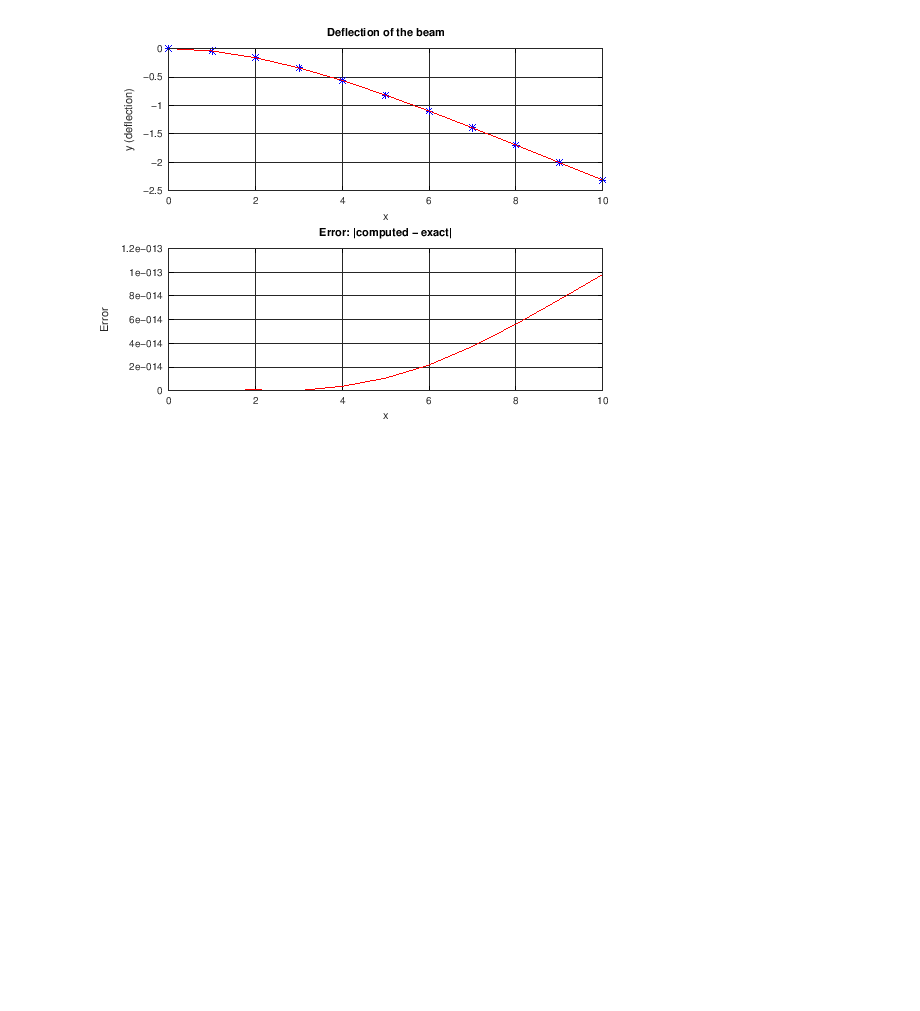
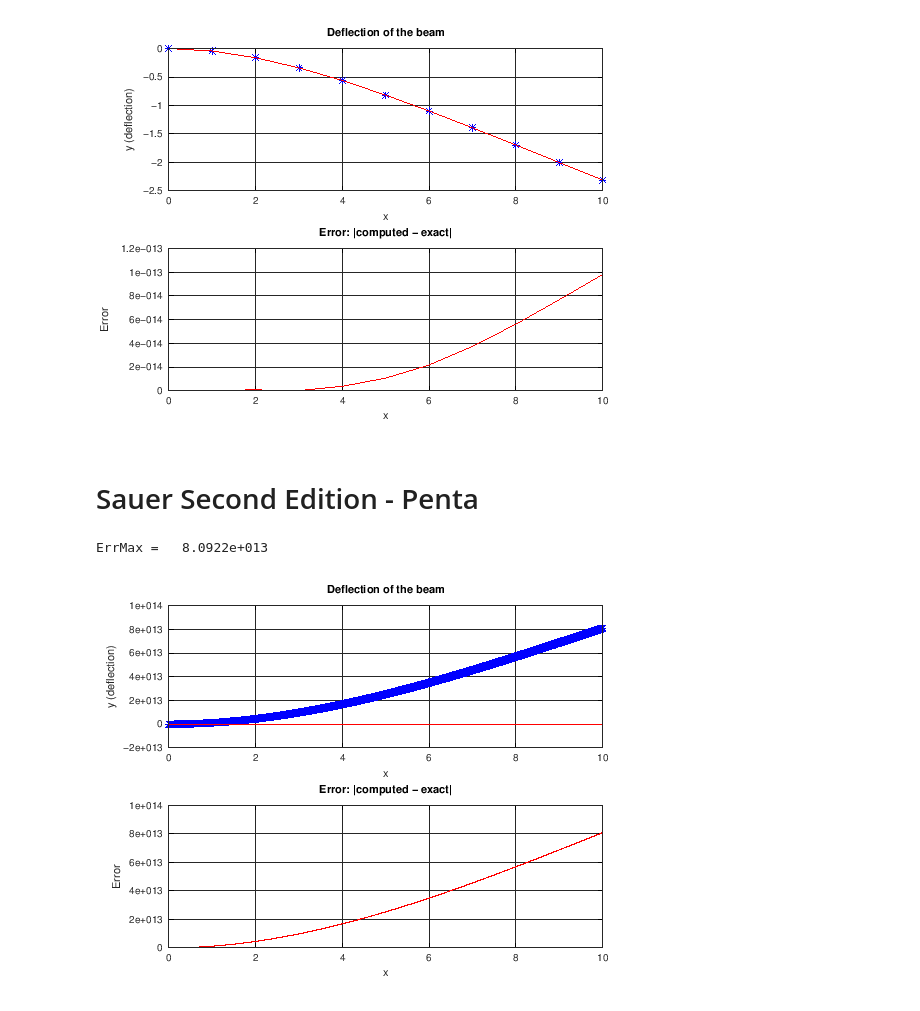
Before and after one commit to branberry/URGOResearch, a Jupyter notebook: updatednotebooks/LeftFixedRightFree/LeftFixedRightFreeGraphs.ipynb, the cells around one changed output. Saved outputs shown, nothing was run; the diff lists cells and outputs as text; code cells hidden in the pictures; blank space fills up the shorter version.

Commit message:
added sauer second edition penta

```diff
--- a/updatednotebooks/LeftFixedRightFree/LeftFixedRightFreeGraphs.ipynb
+++ b/updatednotebooks/LeftFixedRightFree/LeftFixedRightFreeGraphs.ipynb
@@ -391,3 +393,56 @@ xlabel('x'); ylabel('Error');
 grid on;
 # %% [output]
 [figure]
+# %% [markdown]
+# Sauer Second Edition  - Penta
+# %%
+n = 6000; % number of subintervals on [h, L]
+h = L/(n+1); % discretization spacing
+N = n+1; % number of unknowns to be solved for
+
+format short e
+% Define the RHS of the system
+f = -h^4/(E*I) * w * ones(N, 1);
+f(1) = f(1) + (1/4) * f(2);
+f(N) = f(N) + (12/16)*(N-1);
+% Define the matrix of the system. Notation: d0 is the main diagonal;
+% dpn is "main diagonal + n" (superdiagonal n); dmn is "main diagonal - n" (subdiagonal n)
+d0 = 6*ones(1, N);
+dp1 = dm1 = -4*ones(1, N-1);
+dp2 = dm2 = ones(1, N-2);
+% Fixed left end
+d0(1) = 15;
+dp(1) = (15/2);
+dp2(1) = (5/3);
+dm1(1) = -4;
+dm2(1) = 1;
+% Free right end
+d0(N) = 3; d0(N-1) = (72/17);
+dp1(N-1) = (-28/17);
+dp2(N-2) = 1.0;
+dm1(N-1) = -6;
+dm1(N-2) = (-60/17);
+dm2(N-2) = 3;
+dm2(N-3) = (16/17);
+% Solve for y
+y = GaussElimPenta(dm2, dm1, d0, dp1, dp2, f);
+
+% Plots
+x = (h:h:L)';
+y_exact = -b*d*rho*g/(24*E*I)*x.^2.*(6.*L^2 - 4.*L*x + x.^2);
+ErrMax = max(abs(y-y_exact))
+# %% [output]
+ErrMax =   8.0922e+013
+# %%
+subplot(2,1,1);
+plot([0;x], [0;y], "b*", [0;x], [0;y_exact], "r")
+title('Deflection of the beam');
+xlabel('x'); ylabel('y (deflection)');
+grid on;
+subplot(2,1,2);
+plot(x, abs(y - y_exact), "r")
+title('Error: |computed - exact|');
+xlabel('x'); ylabel('Error');
+grid on;
+# %% [output]
+[figure, added]
```
Also changed, not shown: parts of 1 cell of this notebook, 1 other file.
